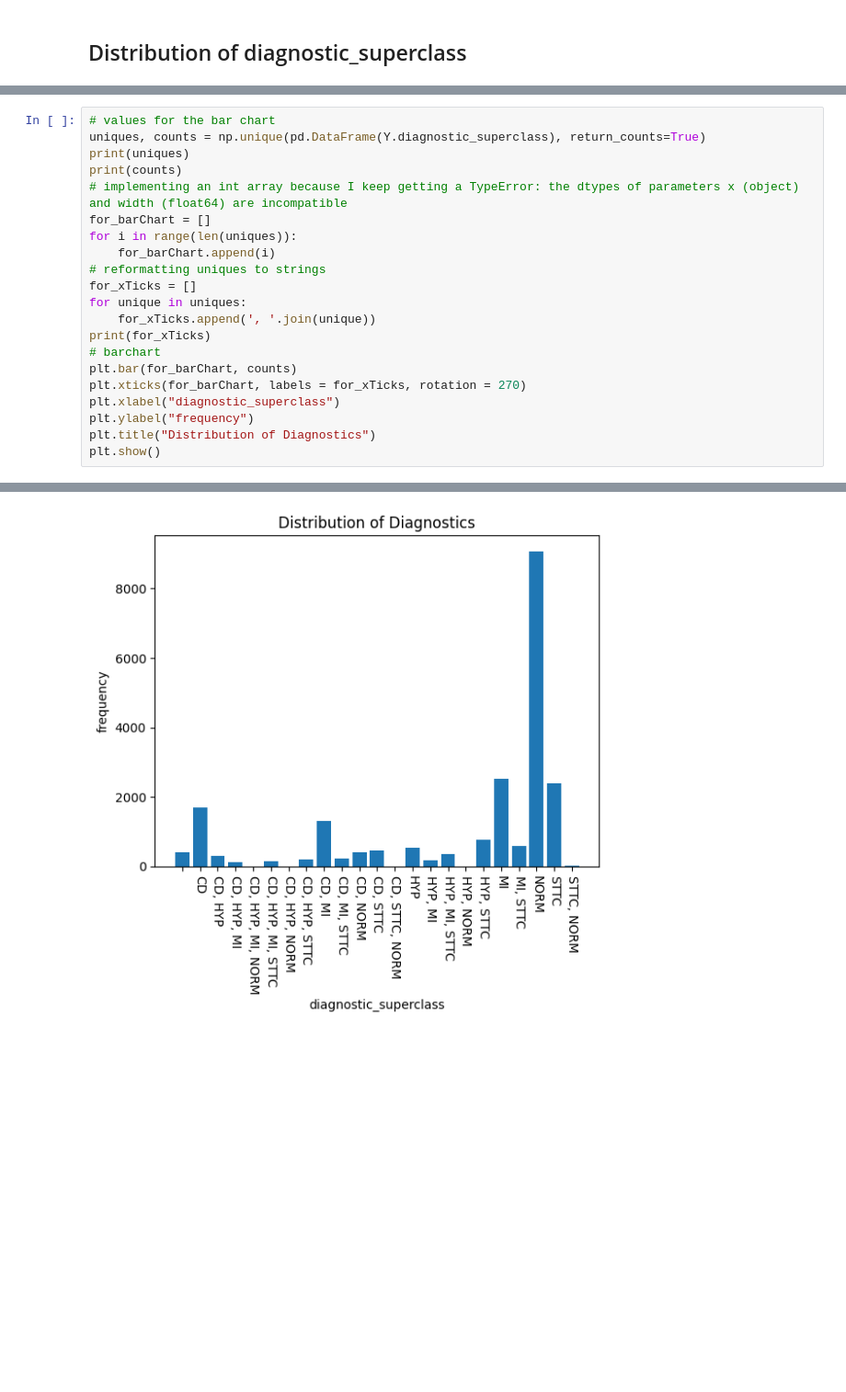
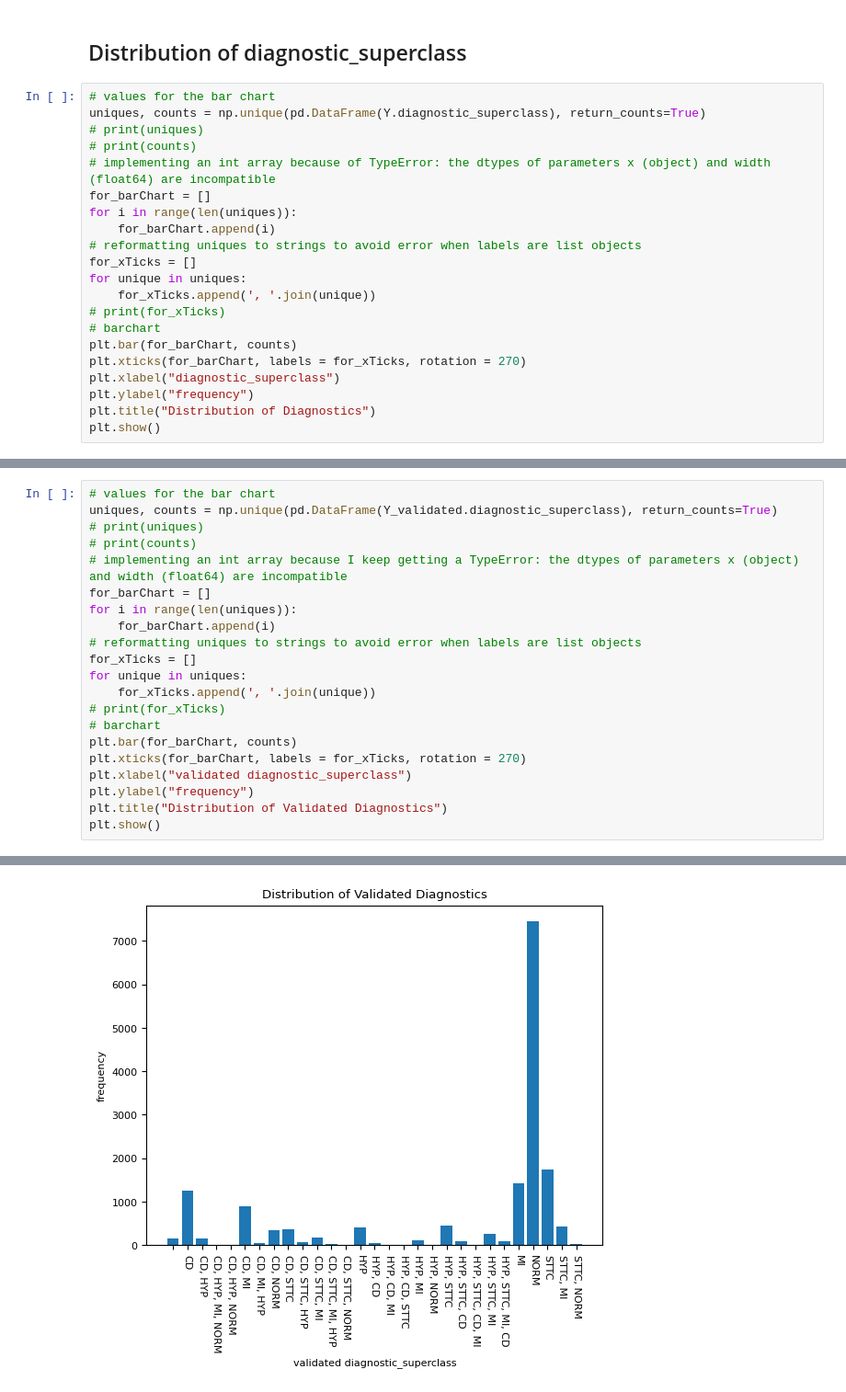
Before and after one commit to daniel2036/ECG_Research_Project, a Jupyter notebook: ECG_Model/models/new_model.ipynb, the cells around one changed output, grey strips where cells are left out. Shown at 92% size. Drawn from its saved outputs; the diff is of its cells as text; blank space fills up the shorter version.

```diff
--- a/ECG_Model/models/new_model.ipynb
+++ b/ECG_Model/models/new_model.ipynb
@@ -164,3 +135,24 @@ print(Y_validated.shape)
 (16056, 28)
 # %% [markdown]
 ## Distribution of diagnostic_superclass
+# %%
+# values for the bar chart
+uniques, counts = np.unique(pd.DataFrame(Y.diagnostic_superclass), return_counts=True)
+# print(uniques)
+# print(counts)
+# implementing an int array because of TypeError: the dtypes of parameters x (object) and width (float64) are incompatible
+for_barChart = []
+for i in range(len(uniques)):
+    for_barChart.append(i)
+# reformatting uniques to strings to avoid error when labels are list objects
+for_xTicks = []
+for unique in uniques:
+    for_xTicks.append(', '.join(unique))
+# print(for_xTicks)
+# barchart
+plt.bar(for_barChart, counts)
+plt.xticks(for_barChart, labels = for_xTicks, rotation = 270)
+plt.xlabel("diagnostic_superclass")
+plt.ylabel("frequency")
+plt.title("Distribution of Diagnostics")
+plt.show()
@@ -167,22 +161,22 @@ print(Y_validated.shape)
 # %%
 # values for the bar chart
-uniques, counts = np.unique(pd.DataFrame(Y.diagnostic_superclass), return_counts=True)
-print(uniques)
-print(counts)
+uniques, counts = np.unique(pd.DataFrame(Y_validated.diagnostic_superclass), return_counts=True)
+# print(uniques)
+# print(counts)
 # implementing an int array because I keep getting a TypeError: the dtypes of parameters x (object) and width (float64) are incompatible
 for_barChart = []
 for i in range(len(uniques)):
     for_barChart.append(i)
-# reformatting uniques to strings
+# reformatting uniques to strings to avoid error when labels are list objects
 for_xTicks = []
 for unique in uniques:
     for_xTicks.append(', '.join(unique))
-print(for_xTicks)
+# print(for_xTicks)
 # barchart
 plt.bar(for_barChart, counts)
 plt.xticks(for_barChart, labels = for_xTicks, rotation = 270)
-plt.xlabel("diagnostic_superclass")
+plt.xlabel("validated diagnostic_superclass")
 plt.ylabel("frequency")
-plt.title("Distribution of Diagnostics")
+plt.title("Distribution of Validated Diagnostics")
 plt.show()
 # %% [output]
@@ -200 +183 @@ plt.show()
-[figure, old version]
+[figure, new version]
```
Also changed, not shown: parts of 13 cells of this notebook.
